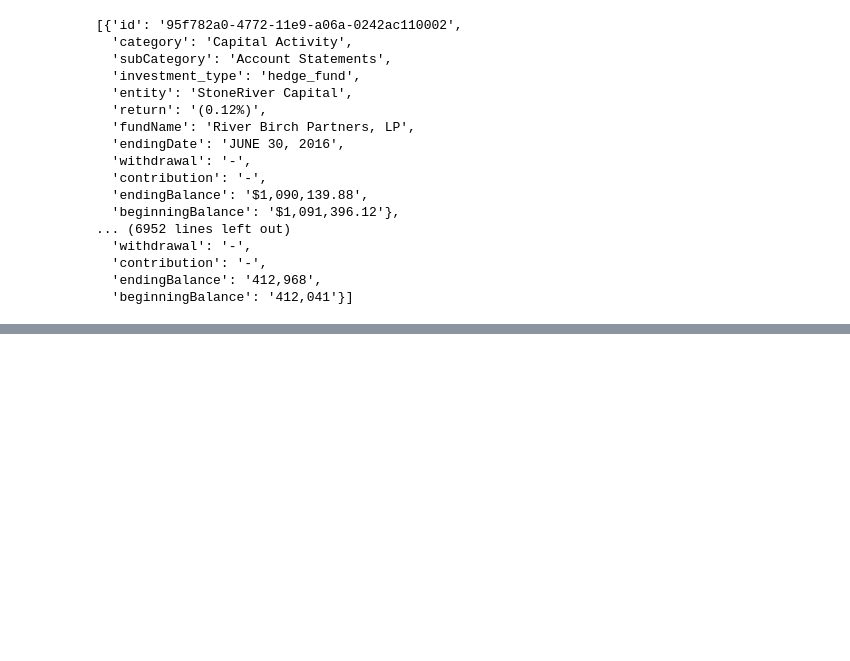
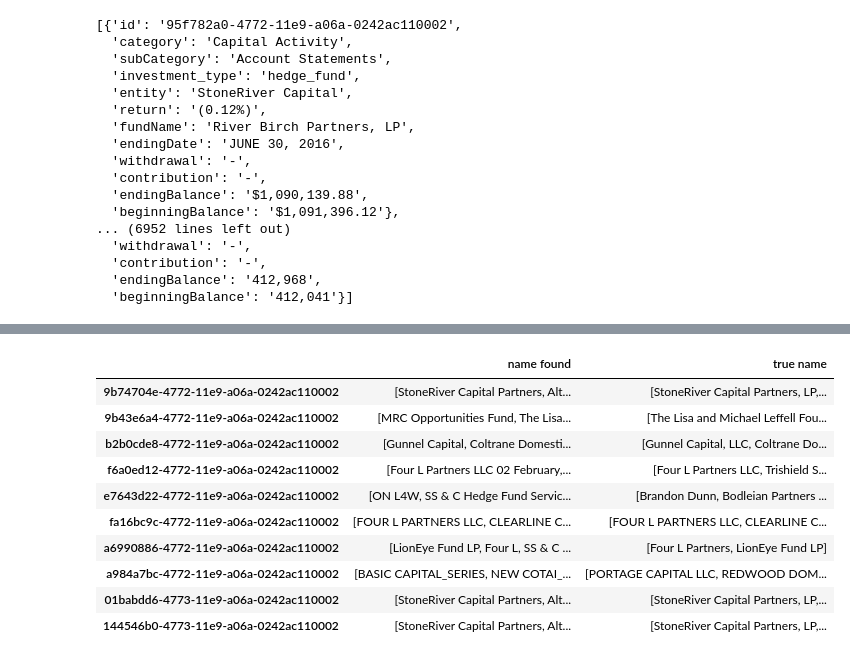
Before and after one commit to Aries0331/FinancialDataExtraction, a Jupyter notebook: Untitled.ipynb, the cells around one changed output, grey strips where cells are left out. Drawn from its saved outputs; the diff is of its cells as text; code cells hidden in the pictures; blank space fills up the shorter version.

```diff
--- a/Untitled.ipynb
+++ b/Untitled.ipynb
@@ -243,0 +753,4 @@ sorted(candidates)
+# %%
+real_name = {}
+for e in name_list:
+    real_name[list(e.keys())[0]] = list(e.values())[0]
@@ -243,0 +759,7 @@ sorted(candidates)
+# %%
+test_name_outcome = []
+true_name_outcome = []
+name_ids = name_entities.keys()
+for name in name_entities.keys():
+    test_name_outcome.append(name_entities[name])
+    true_name_outcome.append(real_name[name])
@@ -243,0 +786,18 @@ sorted(candidates)
+# %%
+name_df = pd.DataFrame([test_name_outcome, true_name_outcome], index=['name found', 'true name'], columns=name_entities.keys()).T
+# %%
+pd.set_option('display.max_colwidth', -1)
+# %%
+name_df
+# %% [output]
+|  | name found | true name |
+| 9b74704e-4772-11e9-a06a-0242ac110002 | [StoneRiver Capital Partners, Alt... | [StoneRiver Capital Partners, LP,... |
+| 9b43e6a4-4772-11e9-a06a-0242ac110002 | [MRC Opportunities Fund, The Lisa... | [The Lisa and Michael Leffell Fou... |
+| b2b0cde8-4772-11e9-a06a-0242ac110002 | [Gunnel Capital, Coltrane Domesti... | [Gunnel Capital, LLC, Coltrane Do... |
+| f6a0ed12-4772-11e9-a06a-0242ac110002 | [Four L Partners LLC 02 February,... | [Four L Partners LLC, Trishield S... |
+| e7643d22-4772-11e9-a06a-0242ac110002 | [ON L4W, SS & C Hedge Fund Servic... | [Brandon Dunn, Bodleian Partners ... |
+| fa16bc9c-4772-11e9-a06a-0242ac110002 | [FOUR L PARTNERS LLC, CLEARLINE C... | [FOUR L PARTNERS LLC, CLEARLINE C... |
+| a6990886-4772-11e9-a06a-0242ac110002 | [LionEye Fund LP, Four L, SS & C ... | [Four L Partners, LionEye Fund LP] |
+| a984a7bc-4772-11e9-a06a-0242ac110002 | [BASIC CAPITAL_SERIES, NEW COTAI_... | [PORTAGE CAPITAL LLC, REDWOOD DOM... |
+| 01babdd6-4773-11e9-a06a-0242ac110002 | [StoneRiver Capital Partners, Alt... | [StoneRiver Capital Partners, LP,... |
+| 144546b0-4773-11e9-a06a-0242ac110002 | [StoneRiver Capital Partners, Alt... | [StoneRiver Capital Partners, LP,... |
```
Also changed, not shown: parts of 107 cells of this notebook, 3 other files.
